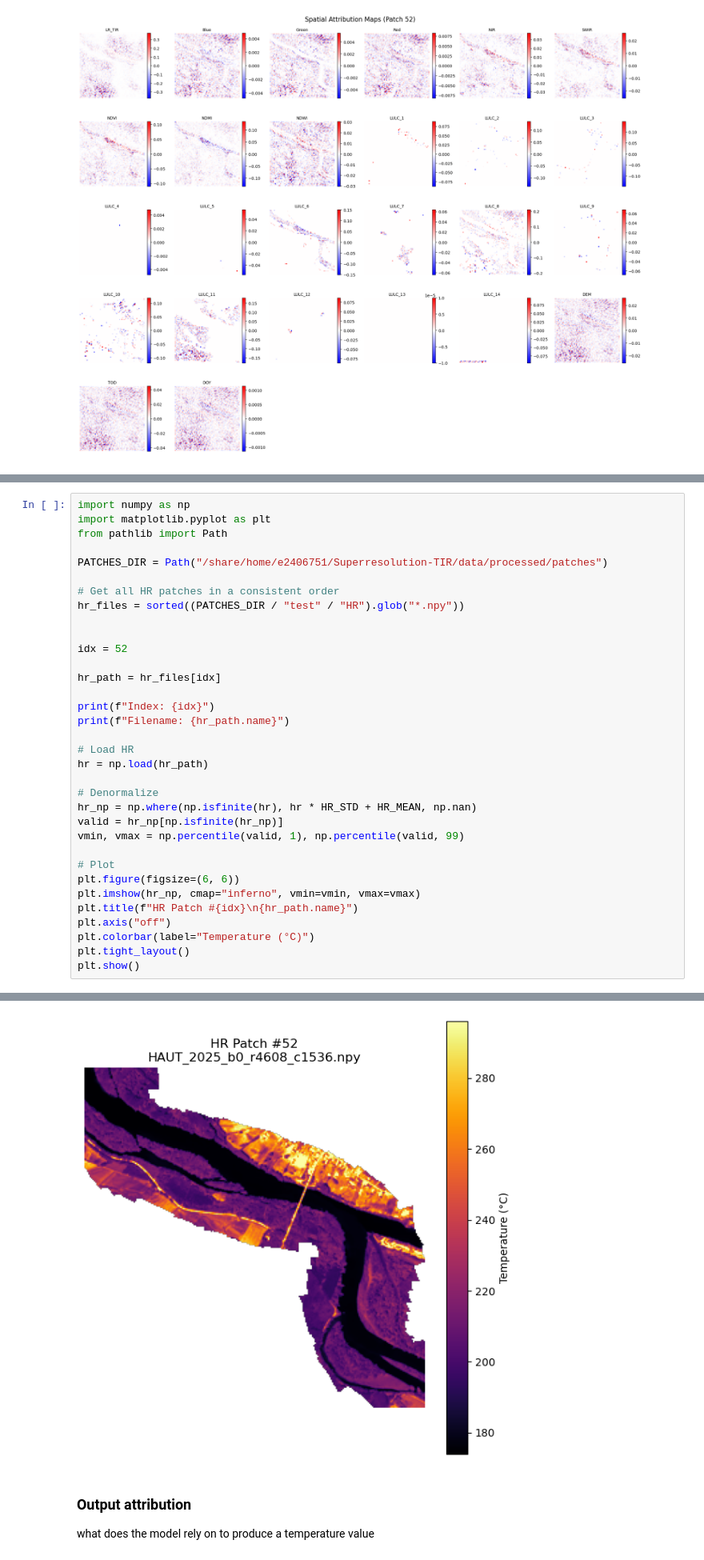
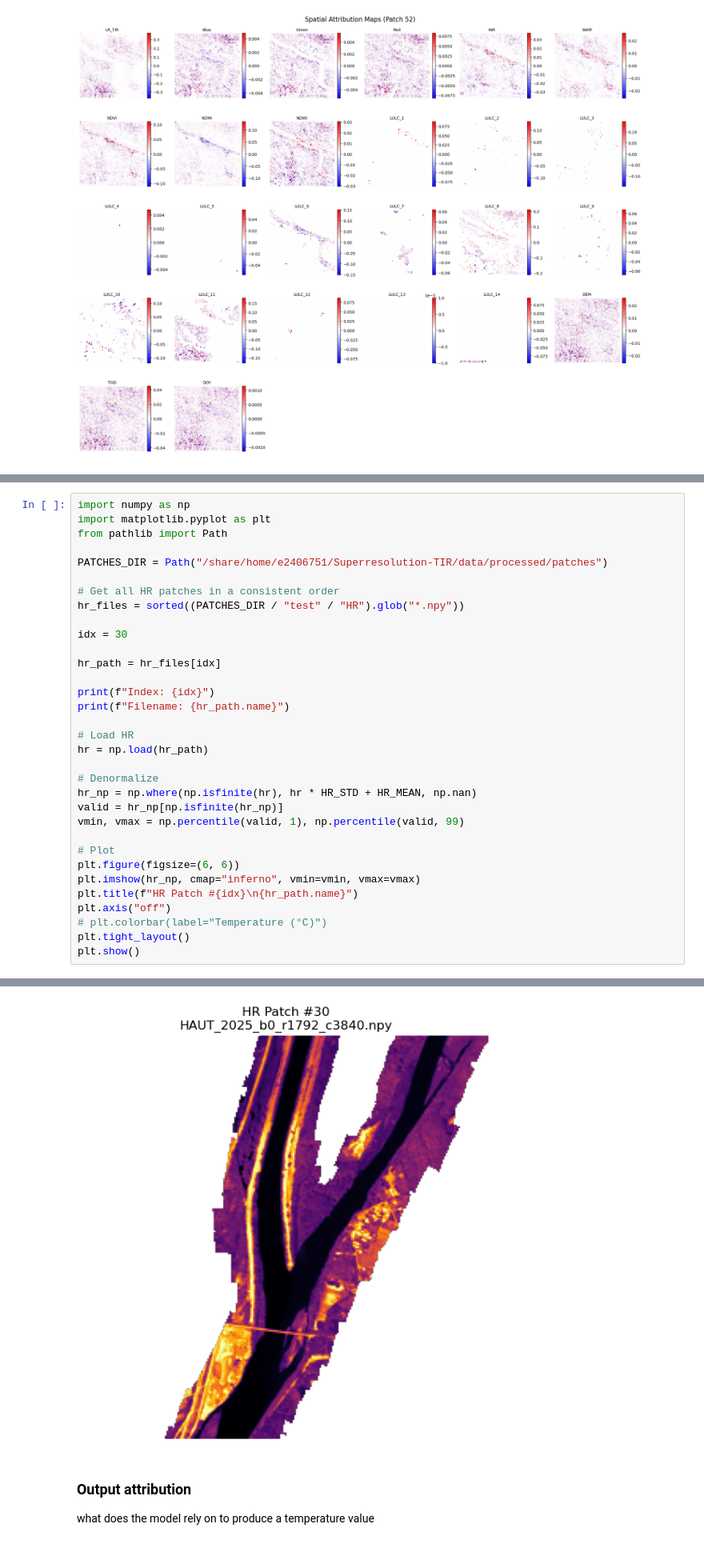
Before and after one commit to Ethel-Ogallo/Superresolution-TIR, a Jupyter notebook: notebooks/03_featureimportance.ipynb, the cells around one changed output, grey strips where cells are left out. Shown at 80% size. Saved outputs shown, nothing was run; the diff lists cells and outputs as text.

```diff
--- a/notebooks/03_featureimportance.ipynb
+++ b/notebooks/03_featureimportance.ipynb
@@ -500,8 +499,7 @@ PATCHES_DIR = Path("/share/home/e2406751/Superresolution-TIR/data/processed/patc
 # Get all HR patches in a consistent order
 hr_files = sorted((PATCHES_DIR / "test" / "HR").glob("*.npy"))
 
-
-idx = 52
+idx = 30
 
 hr_path = hr_files[idx]
 
@@ -521,7 +519,7 @@ plt.figure(figsize=(6, 6))
 plt.imshow(hr_np, cmap="inferno", vmin=vmin, vmax=vmax)
 plt.title(f"HR Patch #{idx}\n{hr_path.name}")
 plt.axis("off")
-plt.colorbar(label="Temperature (°C)")
+# plt.colorbar(label="Temperature (°C)")
 plt.tight_layout()
 plt.show()
 # %% [output]
@@ -530,4 +528,4 @@ Filename: HAUT_2025_b0_r4608_c1536.npy
-[figure, old version]
+[figure, new version]
 # %% [markdown]
 ### Output attribution
 what does the model rely on to produce a temperature value
```
Also changed, not shown: parts of 5 cells of this notebook, 5 other files.
